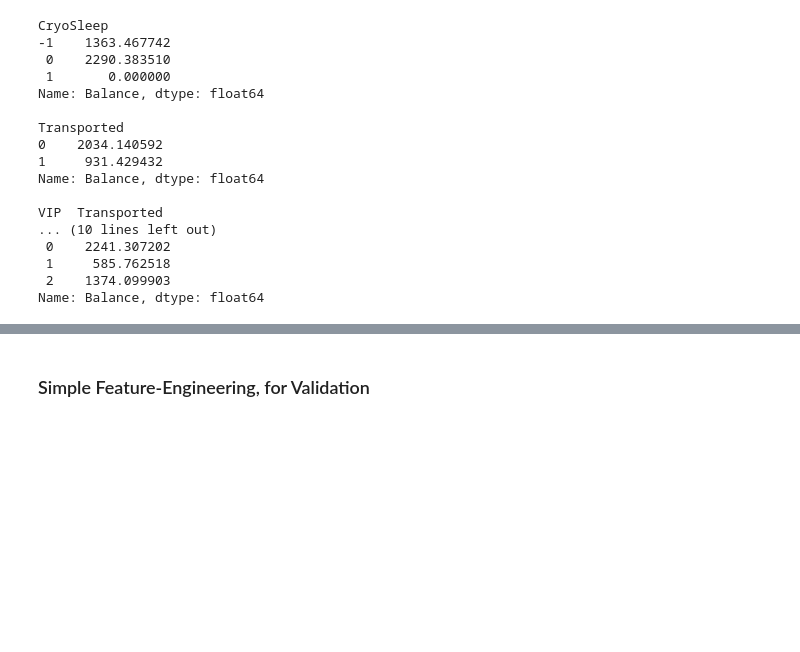
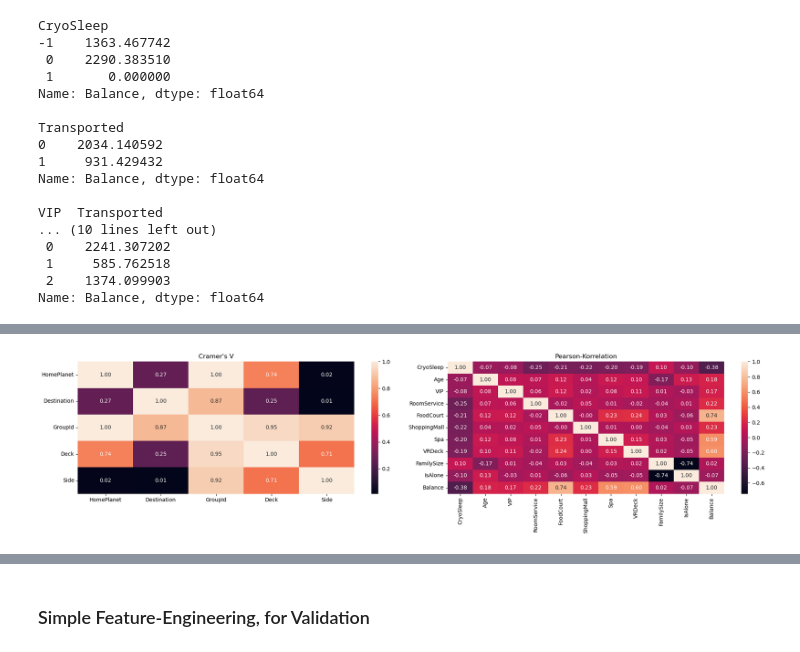
Before and after one commit to aKravtschenko/learning_ml, a Jupyter notebook: spaceship-titanic.ipynb, the cells around one changed output, grey strips where cells are left out. Saved outputs shown, nothing was run; the diff lists cells and outputs as text; code cells hidden in the pictures; blank space fills up the shorter version.

```diff
--- a/spaceship-titanic.ipynb
+++ b/spaceship-titanic.ipynb
@@ -619,0 +575,14 @@ dtype: int64
+# %%
+combined["Deck"] = combined["Deck"].replace(["B", "C"], "BC")
+combined["Deck"] = combined["Deck"].replace(["D", "E", "F"], "DEF")
+combined["Deck"] = combined["Deck"].replace(["G", "M"], "GM")
+# %%
+# A, BC, DEF, GM, T
+combined = pd.get_dummies(
+    combined,
+    columns=["HomePlanet", "Destination", "Side", "Deck"],
+    prefix=["HomePlanet", "Destination", "Side", "Deck"],
+    dtype=int,
+)
+
+combined
@@ -722,0 +729,21 @@ plt.tight_layout()
+# %%
+cats = combined.select_dtypes(exclude=[np.number]).columns.tolist()
+
+corr_matrix = pd.DataFrame(index=cats, columns=cats)
+
+for col1 in cats:
+    for col2 in cats:
+        corr_matrix.loc[col1, col2] = cramers_v(combined[col1], combined[col2])
+# %%
+plt.figure(figsize=(20, 5))
+plt.subplot(1, 2, 1)
+sns.heatmap(corr_matrix.astype(float), annot=True, fmt=".2f")
+plt.title("Cramer's V")
+
+plt.subplot(1, 2, 2)
+sns.heatmap(combined.select_dtypes(include=[np.number]).corr(), annot=True, fmt=".2f")
+plt.title("Pearson-Korrelation")
+
+plt.tight_layout()
+# %% [output]
+[figure, added]
```
Also changed, not shown: parts of 50 cells of this notebook.
